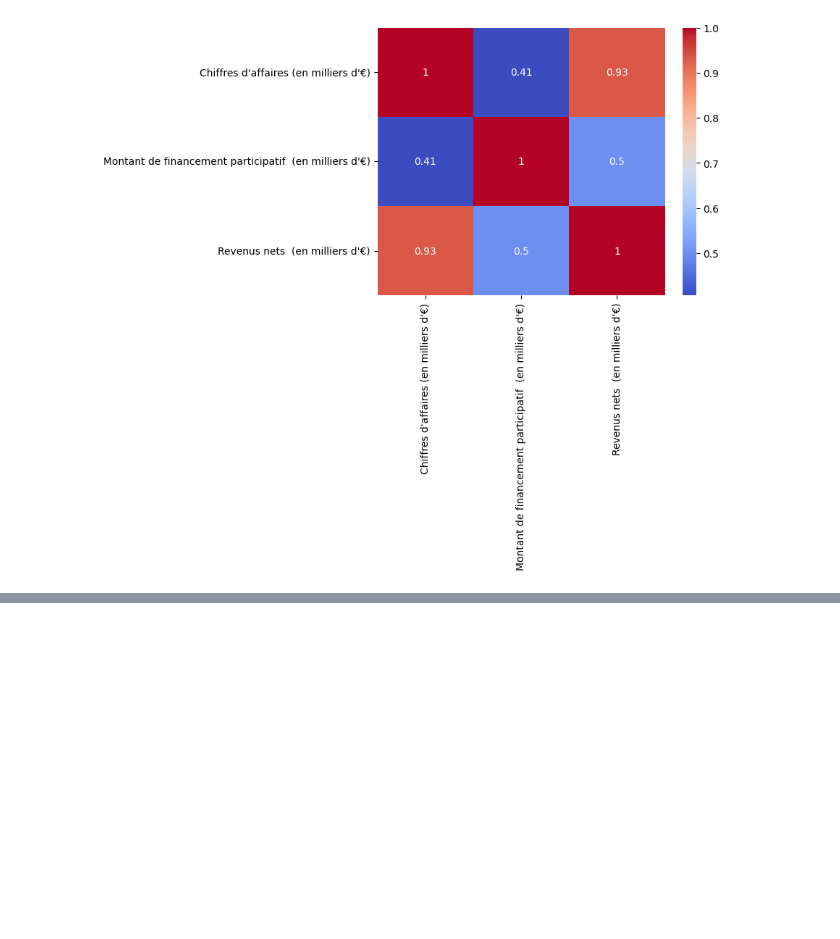
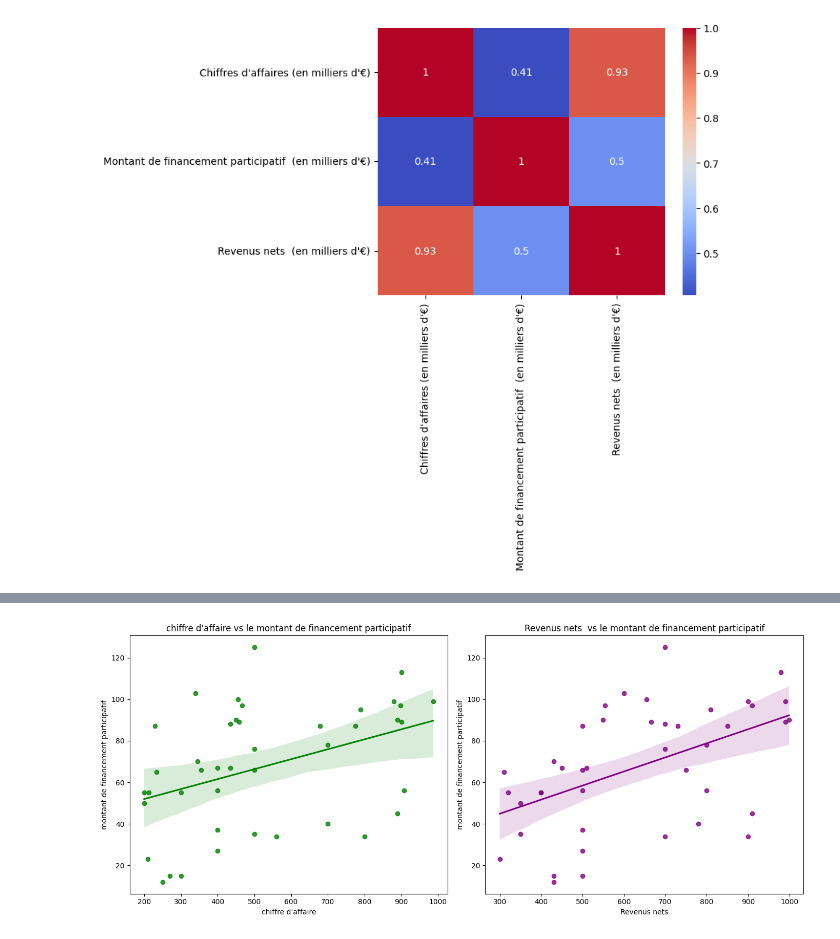
Before and after one commit to Abdiasarsene/Data-analysis, a Jupyter notebook: Analyses des données/crowdfunding.ipynb, the cells around one changed output, grey strips where cells are left out. Cells and saved outputs as stored; diff of their text form; code cells hidden in the pictures; blank space fills up the shorter version.

```diff
--- a/Analyses des données/crowdfunding.ipynb
+++ b/Analyses des données/crowdfunding.ipynb
@@ -138,0 +151,21 @@ sns.heatmap(corree, annot=True, cmap='coolwarm')
+# %%
+# relation entre la variable à prédire et les prédicteurs
+fig, ax=plt.subplots(1,2, figsize=(14,6))
+sns.regplot(data=unknowndata, x='Chiffres d\'affaires (en milliers d\'€)', y= 'Montant de financement participatif  (en milliers d\'€)', color='green', ax=ax[0])
+ax[0].set(
+    title=('chiffre d\'affaire vs le montant de financement participatif'),
+    xlabel=('chiffre d\'affaire'),
+    ylabel=('montant de financement participatif')
+)
+
+sns.regplot(data=unknowndata, x='Revenus nets  (en milliers d\'€)', y= 'Montant de financement participatif  (en milliers d\'€)', color='purple', ax=ax[1])
+ax[1].set(
+    title=('Revenus nets  vs le montant de financement participatif'),
+    xlabel=('Revenus nets'),
+    ylabel=('montant de financement participatif')
+)
+
+plt.tight_layout()
+plt.show()
+# %% [output]
+[figure, added]
```
Also changed, not shown: parts of 15 cells of this notebook.
